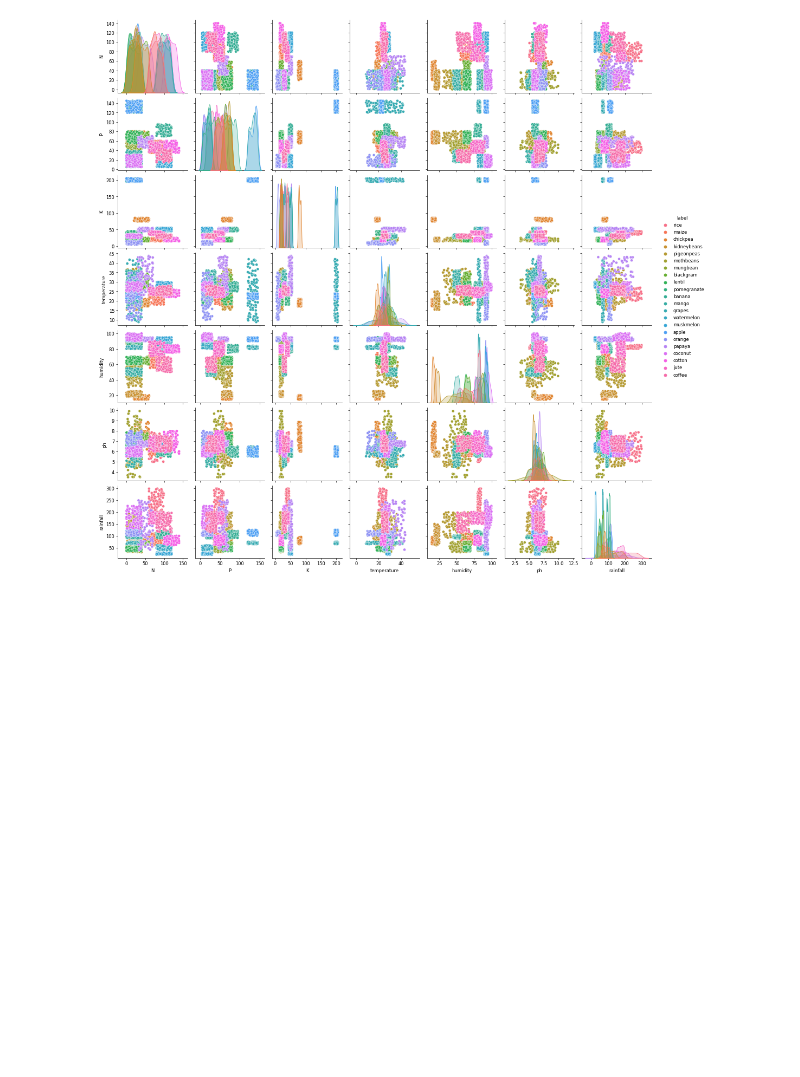
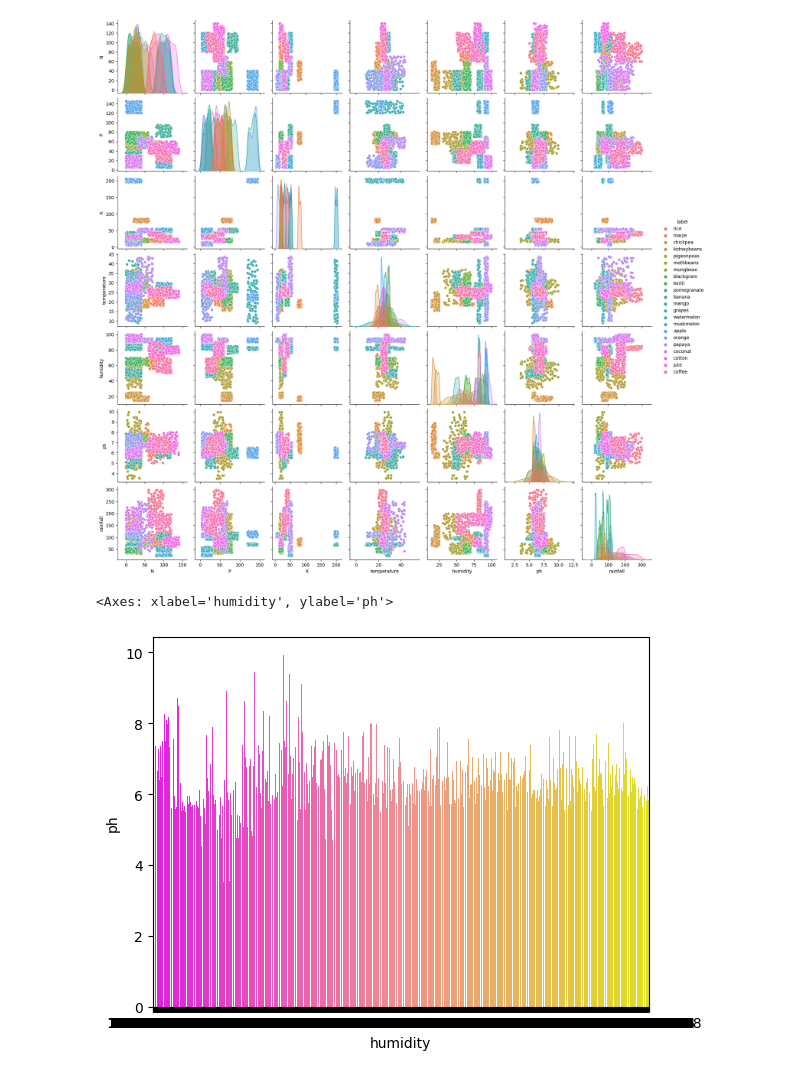
Before and after one commit to HarshitMahajan/Crop-recommendation-system, a Jupyter notebook: crop recommendation .ipynb, the cells around one changed output. Cells and saved outputs as stored; diff of their text form; code cells hidden in the pictures; blank space fills up the shorter version.

```diff
--- a/crop recommendation .ipynb
+++ b/crop recommendation .ipynb
@@ -127,3 +127,8 @@ sns.pairplot(data, hue='label')
 # %% [output]
 <seaborn.axisgrid.PairGrid at 0x...>
 [figure]
+# %%
+sns.barplot( x ='humidity' , y ='ph' , data=data, palette = 'spring')
+# %% [output]
+<Axes: xlabel='humidity', ylabel='ph'>
+[figure, added]
```
